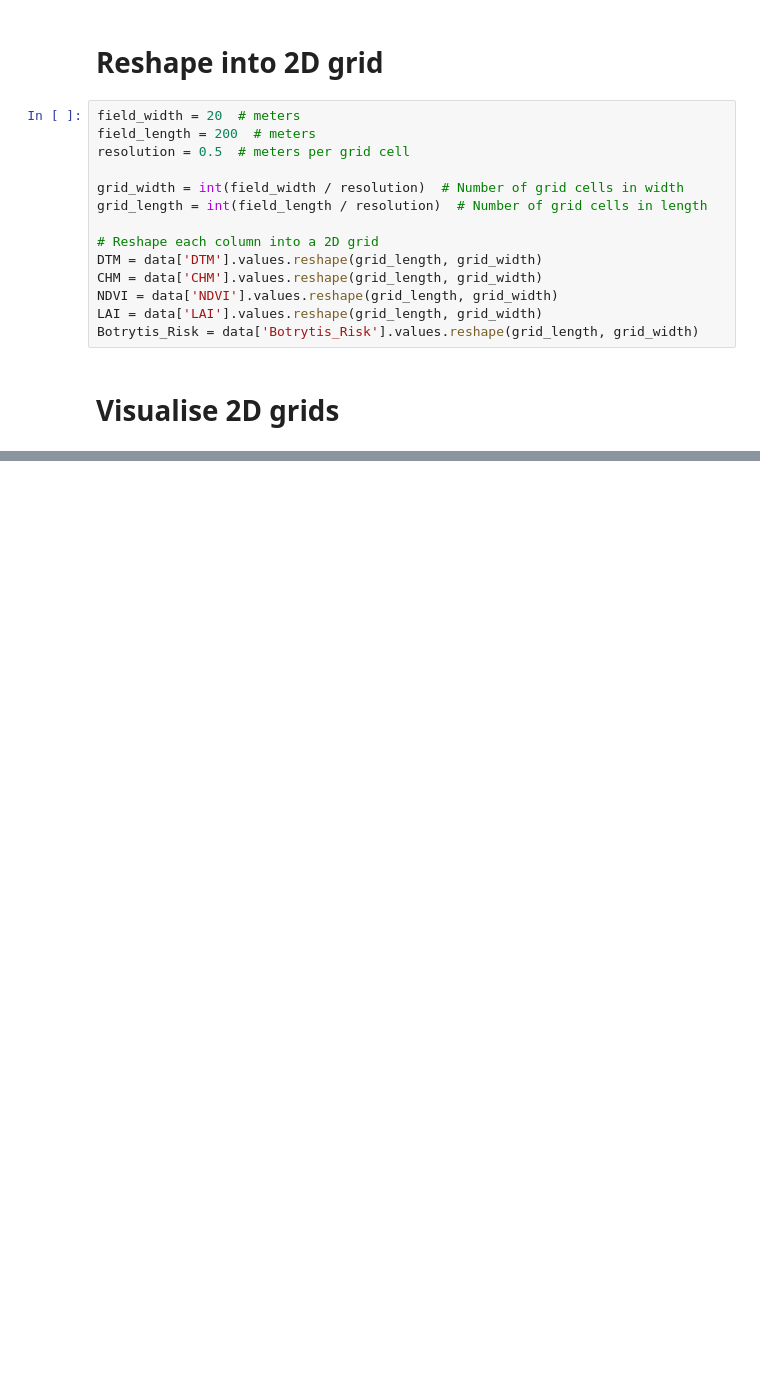
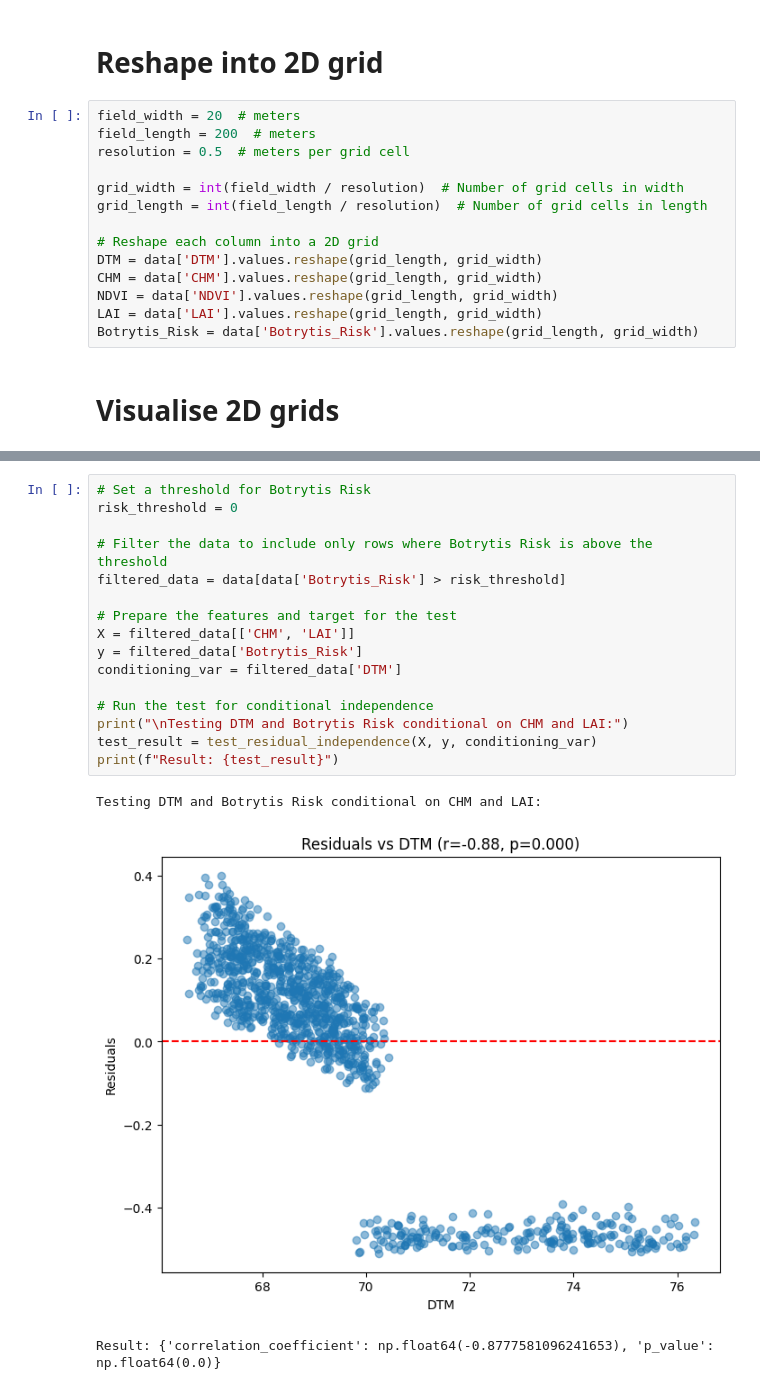
Before and after one commit to bcwein/PCS956-Project, a Jupyter notebook: notebooks/exploration.ipynb, the cells around one changed output, grey strips where cells are left out. Cells and saved outputs as stored; diff of their text form; blank space fills up the shorter version.

```diff
--- a/notebooks/exploration.ipynb
+++ b/notebooks/exploration.ipynb
@@ -104,0 +87,20 @@ plt.show()
+# %%
+# Set a threshold for Botrytis Risk
+risk_threshold = 0
+
+# Filter the data to include only rows where Botrytis Risk is above the threshold
+filtered_data = data[data['Botrytis_Risk'] > risk_threshold]
+
+# Prepare the features and target for the test
+X = filtered_data[['CHM', 'LAI']]
+y = filtered_data['Botrytis_Risk']
+conditioning_var = filtered_data['DTM']
+
+# Run the test for conditional independence
+print("\nTesting DTM and Botrytis Risk conditional on CHM and LAI:")
+test_result = test_residual_independence(X, y, conditioning_var)
+print(f"Result: {test_result}")
+# %% [output]
+Testing DTM and Botrytis Risk conditional on CHM and LAI:
+[figure, added]
+Result: {'correlation_coefficient': np.float64(-0.8777581096241653), 'p_value': np.float64(0.0)}
```
Also changed, not shown: parts of 13 cells of this notebook.
